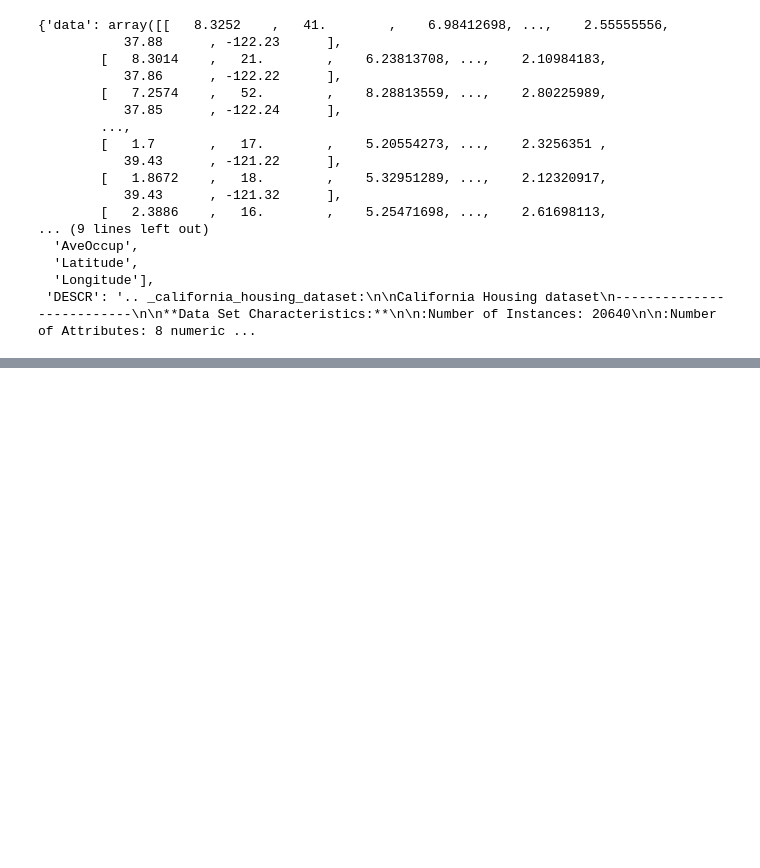
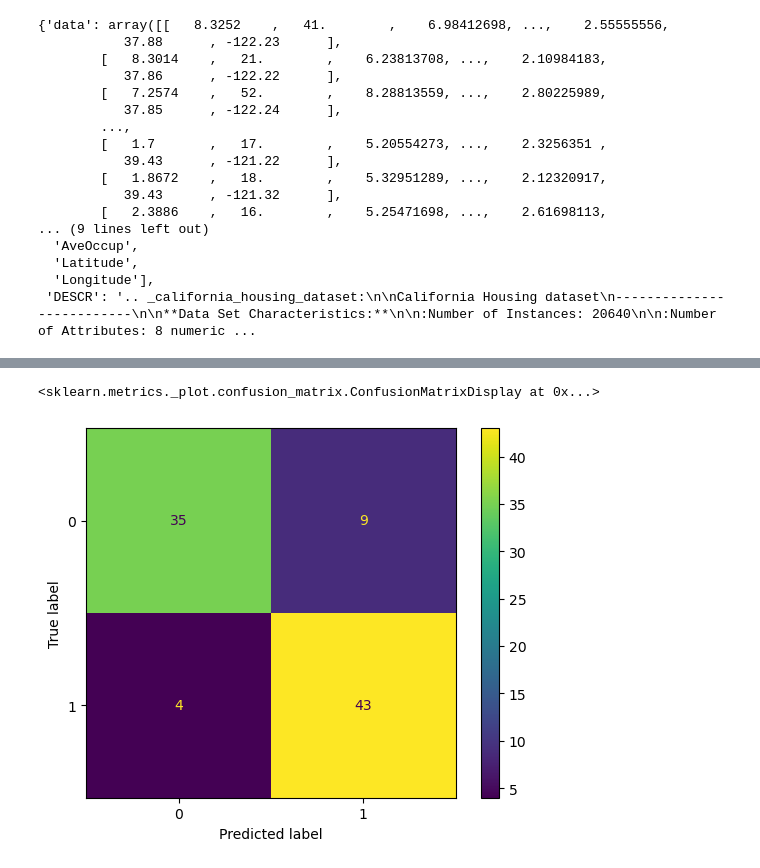
Before and after one commit to Oduor3004/intro-to-scikit-learn, a Jupyter notebook: Workflow.ipynb, the cells around one changed output, grey strips where cells are left out. Cells and saved outputs as stored; diff of their text form; code cells hidden in the pictures; blank space fills up the shorter version.

```diff
--- a/Workflow.ipynb
+++ b/Workflow.ipynb
@@ -327,0 +605,7 @@ df
+# %%
+# using sklearn
+from sklearn.metrics import ConfusionMatrixDisplay
+ConfusionMatrixDisplay(conf_mat).plot()
+# %% [output]
+<sklearn.metrics._plot.confusion_matrix.ConfusionMatrixDisplay at 0x...>
+[figure, added]
```
Also changed, not shown: parts of 49 cells of this notebook, 27 other files.
